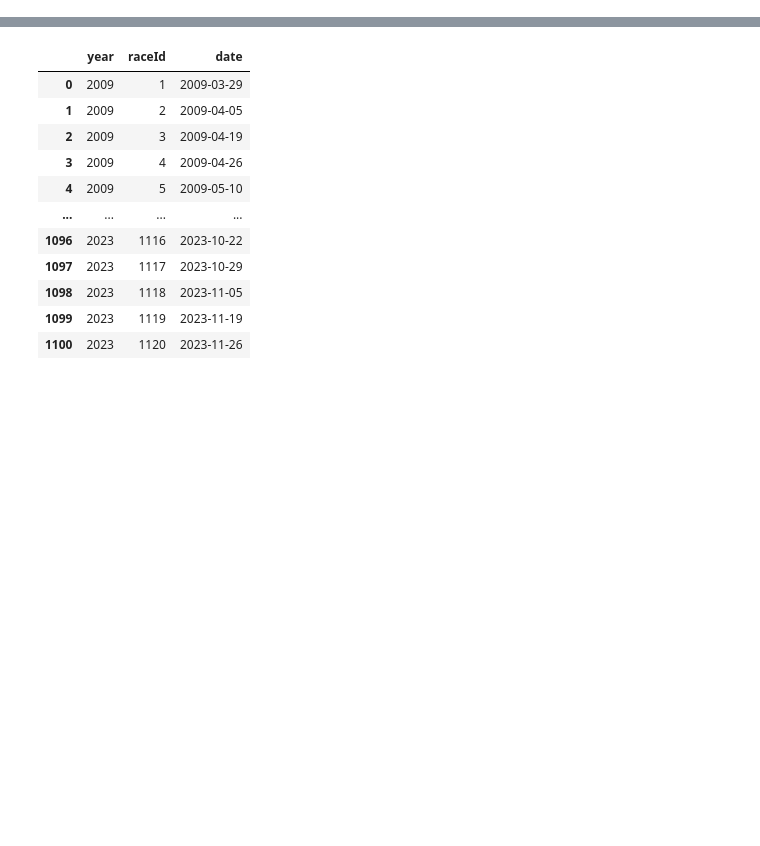
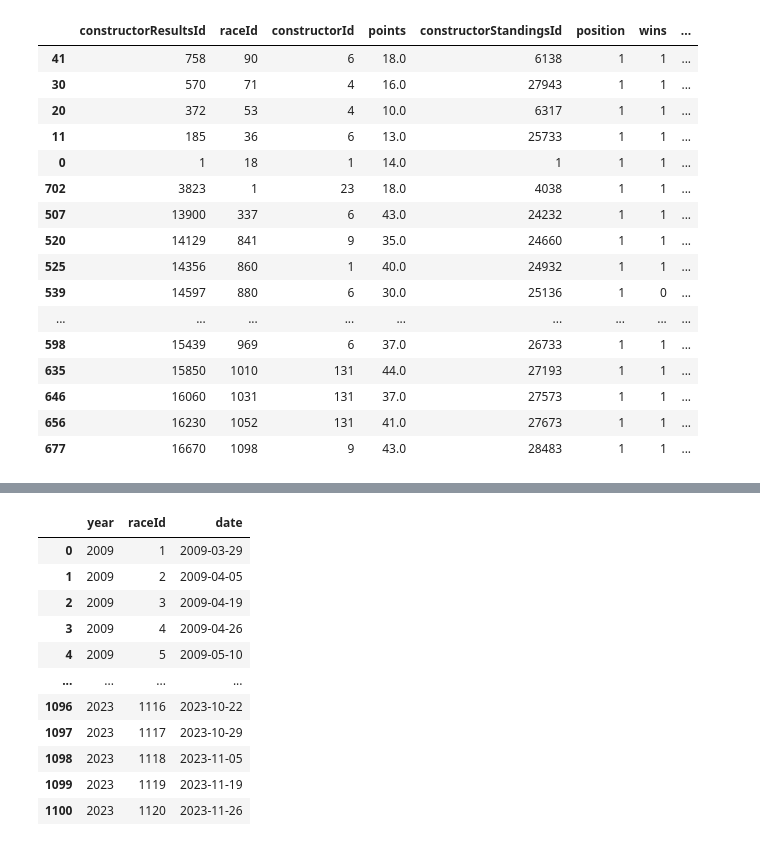
Before and after one commit to YargKlnc/Project1-Formula1, a Jupyter notebook: project.ipynb, the cells around one changed output, grey strips where cells are left out. Cells and saved outputs as stored; diff of their text form; code cells hidden in the pictures; blank space fills up the shorter version.

```diff
--- a/project.ipynb
+++ b/project.ipynb
@@ -30,0 +67,6 @@ pit_stop = pd.read_csv('Resources/pit_stops.csv', na_values=r'\N')
+# %%
+#drop extra columns and combine the merged constructors with races csv on "raceId"
+
+new_constructor_df_constructor= constructor_df.drop(columns=["status", "positionText", "constructorRef"])
+new_constructor_df = pd.merge(constructor_df, races_csv, on="raceId")
+new_constructor_df
@@ -30,0 +87,4 @@ pit_stop = pd.read_csv('Resources/pit_stops.csv', na_values=r'\N')
+# %%
+#dropping extra columns again after last merge
+clean_construtors= new_constructor_df.drop(columns=["fp1_date", "fp1_time", "fp2_date",	"fp2_time", "fp3_date", "fp3_time","quali_date","quali_time","sprint_date", "sprint_time","date","time", "url_x", "url_y", "status","positionText"])
+clean_construtors
@@ -30,0 +143,21 @@ pit_stop = pd.read_csv('Resources/pit_stops.csv', na_values=r'\N')
+# %%
+top_winning_constructors = constructors_after_2004[constructors_after_2004["position"]==1].groupby(["constructorId", "constructor_name","nationality"])
+top_winning_constructors.head()
+# %% [output]
+|  | constructorResultsId | raceId | constructorId | points | constructorStandingsId | position | wins | ... |
+| 41 | 758 | 90 | 6 | 18.0 | 6138 | 1 | 1 | ... |
+| 30 | 570 | 71 | 4 | 16.0 | 27943 | 1 | 1 | ... |
+| 20 | 372 | 53 | 4 | 10.0 | 6317 | 1 | 1 | ... |
+| 11 | 185 | 36 | 6 | 13.0 | 25733 | 1 | 1 | ... |
+| 0 | 1 | 18 | 1 | 14.0 | 1 | 1 | 1 | ... |
+| 702 | 3823 | 1 | 23 | 18.0 | 4038 | 1 | 1 | ... |
+| 507 | 13900 | 337 | 6 | 43.0 | 24232 | 1 | 1 | ... |
+| 520 | 14129 | 841 | 9 | 35.0 | 24660 | 1 | 1 | ... |
+| 525 | 14356 | 860 | 1 | 40.0 | 24932 | 1 | 1 | ... |
+| 539 | 14597 | 880 | 6 | 30.0 | 25136 | 1 | 0 | ... |
+| ... | ... | ... | ... | ... | ... | ... | ... | ... |
+| 598 | 15439 | 969 | 6 | 37.0 | 26733 | 1 | 1 | ... |
+| 635 | 15850 | 1010 | 131 | 44.0 | 27193 | 1 | 1 | ... |
+| 646 | 16060 | 1031 | 131 | 37.0 | 27573 | 1 | 1 | ... |
+| 656 | 16230 | 1052 | 131 | 41.0 | 27673 | 1 | 1 | ... |
+| 677 | 16670 | 1098 | 9 | 43.0 | 28483 | 1 | 1 | ... |
```
Also changed, not shown: parts of 10 cells of this notebook.
